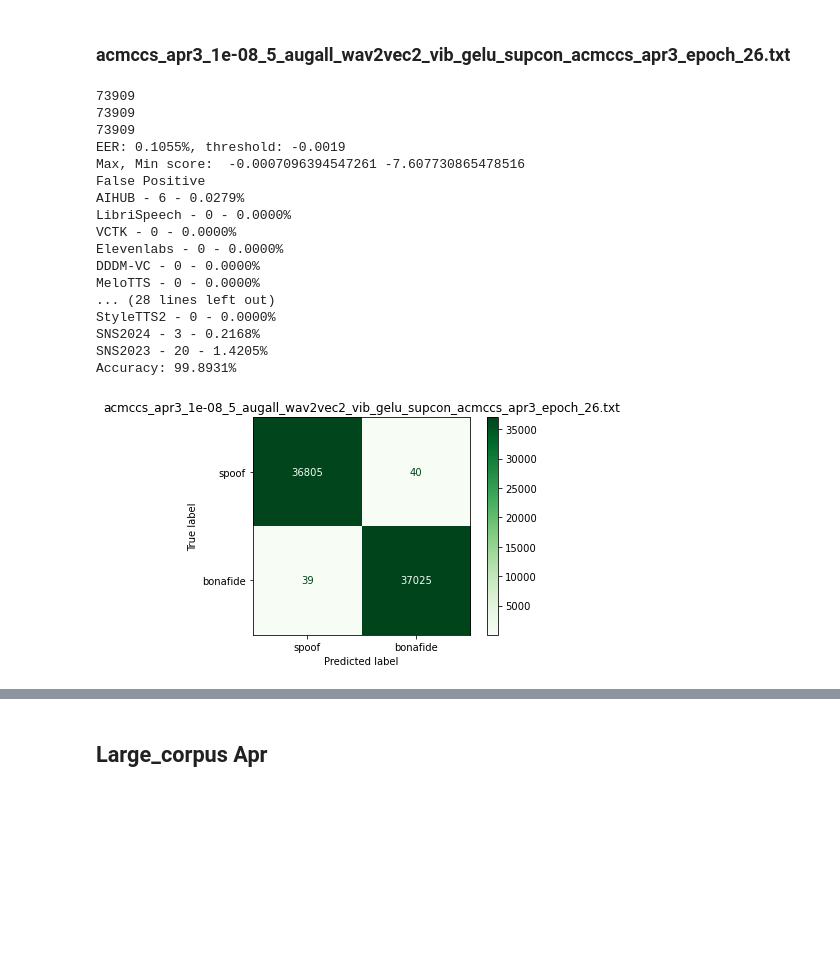
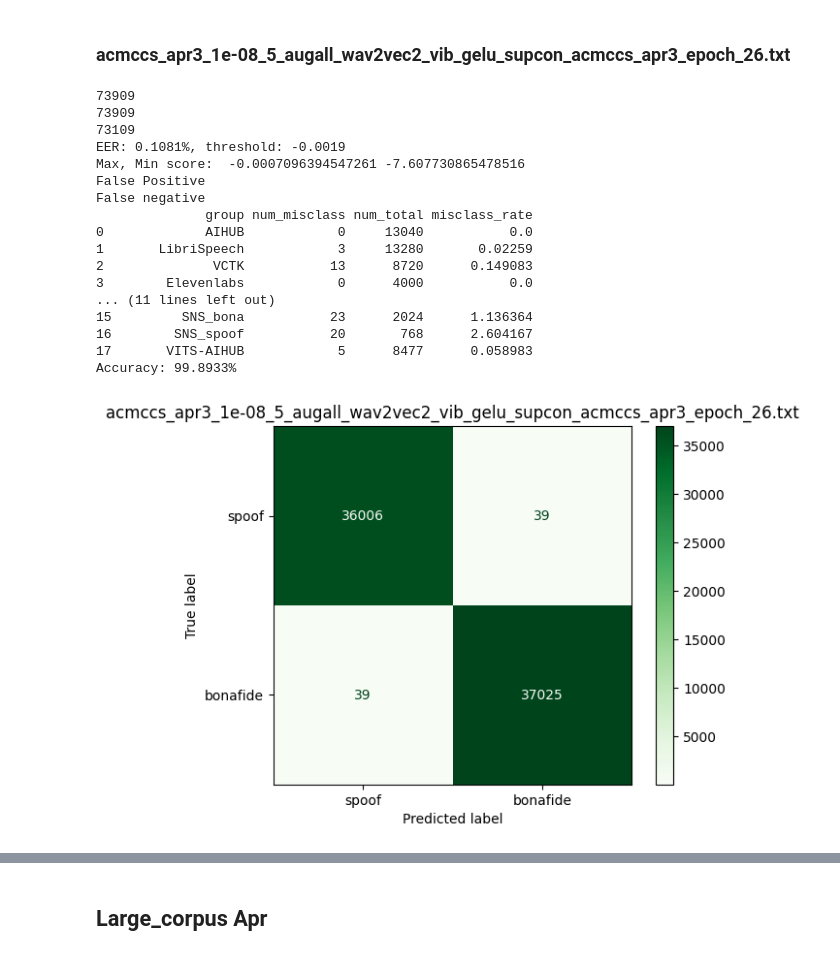
Before and after one commit to josebeo2016/vocodetect, a Jupyter notebook: Supcon-voco/res2.ipynb, the cells around one changed output, grey strips where cells are left out. Saved outputs shown, nothing was run; the diff lists cells and outputs as text; code cells hidden in the pictures; blank space fills up the shorter version.

```diff
--- a/Supcon-voco/res2.ipynb
+++ b/Supcon-voco/res2.ipynb
@@ -1887,3 +1887,10 @@ acmccs_apr3_df = acmccs_apr3_df.astype(str)
 acmccs_apr3_df['Source link'] = acmccs_apr3_df['Source link'].apply(lambda x: x.replace("youtu.be", "youtube.com").replace("www.youtube.com", "youtube.com"))
 # print(supcon_feb07_df.head)
 acmccs_apr3_df['type'] = acmccs_apr3_df['Model'].apply(lambda x: "E2E" if "VITS" in x else x)
+# if group is SNS2023, SNS2024 then the group is SNS
+acmccs_apr3_df['group'] = acmccs_apr3_df['group'].apply(lambda x: "SNS" if "SNS" in x else x)
+# if SNS group and label is bonafide, then group is SNS_bona
+acmccs_apr3_df['group'] = acmccs_apr3_df.apply(lambda x: "SNS_bona" if (x['group'] == "SNS" and x['label'] == "bonafide") else x['group'], axis=1)
+acmccs_apr3_df['group'] = acmccs_apr3_df.apply(lambda x: "SNS_spoof" if (x['group'] == "SNS" and x['label'] == "spoof") else x['group'], axis=1)
+
+full_group = pd.DataFrame(columns=['group','num_misclass','num_total','misclass_rate'])
@@ -1911,51 +2342,67 @@ spoof_scores = res_df[res_df['label'] == 'spoof']['score']
 bonafide_scores = res_df[res_df['label'] == 'bonafide']['score']
 eer, threshold = compute_eer(bonafide_scores, spoof_scores)
 print("EER: {:.4f}%, threshold: {:.4f}".format(eer*100, threshold))
 res_df['pred'] = res_df['score'].apply(lambda x: 'spoof' if x < threshold else 'bonafide')
 print("Max, Min score: ", res_df['score'].max(), res_df['score'].min())
 print("False Positive")
 
 filter = 'group'
 groups = res_df[filter].unique()
+group_df = pd.DataFrame(columns=['group','num_misclass','num_total','misclass_rate'])
+group_df['group'] = groups
 for group in groups:
     num_misclass = res_df[(res_df['label'] == 'spoof') & (res_df['pred']=='bonafide') & (res_df[filter]==group)].shape[0]
-    num_total = res_df[res_df[filter]==group].shape[0]
-    print("{} - {} - {:.4f}%".format(group, num_misclass, num_misclass/num_total*100))
+    num_total = res_df[(res_df[filter]==group) & (res_df['label']=='spoof')].shape[0]
+    if num_total == 0:
+        continue
+    # print("{} - {} - {:.4f}%".format(group, num_misclass, num_misclass/num_total*100))
+    # update group_df
+    group_df.loc[group_df['group'] == group, 'num_misclass'] = num_misclass
+    group_df.loc[group_df['group'] == group, 'num_total'] = num_total
+    group_df.loc[group_df['group'] == group, 'misclass_rate'] = num_misclass/num_total*100
 
 print("False negative")
 for group in groups:
     num_misclass = res_df[(res_df['label'] == 'bonafide') & (res_df['pred']=='spoof') & (res_df[filter]==group)].shape[0]
-    num_total = res_df[res_df[filter]==group].shape[0]
-    print("{} - {} - {:.4f}%".format(group, num_misclass, num_misclass/num_total*100))
+    num_total = res_df[(res_df[filter]==group) & (res_df['label']=='bonafide')].shape[0]
+    if num_total == 0:
+        continue
+    # print("{} - {} - {:.4f}%".format(group, num_misclass, num_misclass/num_total*100))
+    # update group_df
+    group_df.loc[group_df['group'] == group, 'num_misclass'] = num_misclass
+    group_df.loc[group_df['group'] == group, 'num_total'] = num_total
+    group_df.loc[group_df['group'] == group, 'misclass_rate'] = num_misclass/num_total*100
+
+print(group_df)
 
 
 # confusion matrix
 cm = confusion_matrix(res_df["label"], res_df["pred"], labels=["spoof","bonafide"])
 disp = ConfusionMatrixDisplay(confusion_matrix=cm, display_labels=["spoof","bonafide"])
 disp.plot(cmap='Greens', values_format='g')
 plt.title("acmccs_apr3_1e-08_5_augall_wav2vec2_vib_gelu_supcon_acmccs_apr3_epoch_26.txt")
 print("Accuracy: {:.4f}%".format(accuracy_score(res_df["label"], res_df["pred"])*100))
 # plt.savefig("figs/ori_assl_cm.png", dpi=300)
 plt.show()
 # %% [output]
 73909
 73909
-73909
-EER: 0.1055%, threshold: -0.0019
+73109
+EER: 0.1081%, threshold: -0.0019
 Max, Min score:  -0.0007096394547261 -7.607730865478516
 False Positive
-AIHUB - 6 - 0.0279%
-LibriSpeech - 0 - 0.0000%
-VCTK - 0 - 0.0000%
-Elevenlabs - 0 - 0.0000%
-DDDM-VC - 0 - 0.0000%
-MeloTTS - 0 - 0.0000%
-... (28 lines left out)
-StyleTTS2 - 0 - 0.0000%
-SNS2024 - 3 - 0.2168%
-SNS2023 - 20 - 1.4205%
-Accuracy: 99.8931%
+False negative
+              group num_misclass num_total misclass_rate
+0             AIHUB            0     13040           0.0
+1       LibriSpeech            3     13280       0.02259
+2              VCTK           13      8720      0.149083
+3        Elevenlabs            0      4000           0.0
+... (11 lines left out)
+15         SNS_bona           23      2024      1.136364
+16        SNS_spoof           20       768      2.604167
+17       VITS-AIHUB            5      8477      0.058983
+Accuracy: 99.8933%
-[figure, old version]
+[figure, new version]
 # %%
 res_df[(res_df['label'] == 'spoof') & (res_df['pred']=='bonafide') & (res_df['group']=='SNS2024')]
 # %% [output]
```
Also changed, not shown: parts of 11 cells of this notebook, 30 other files.
